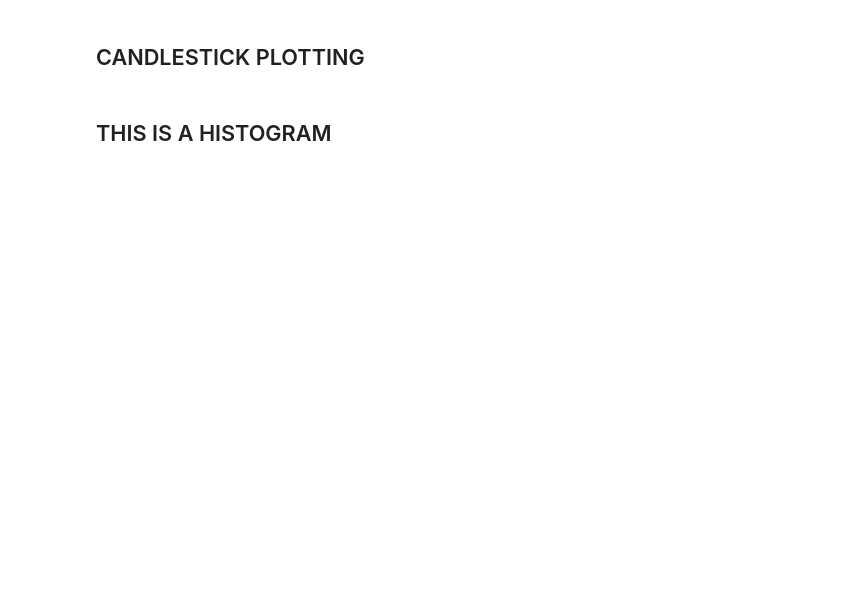
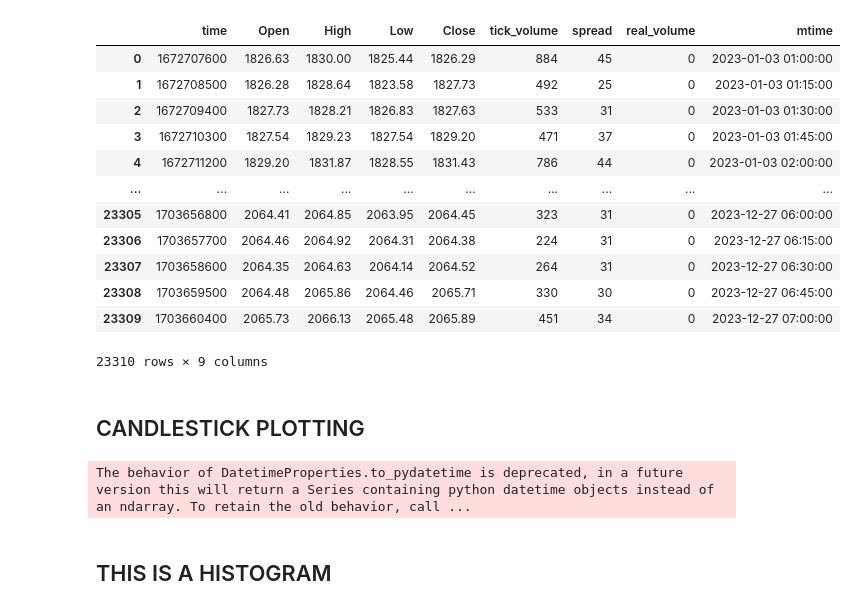
Before and after one commit to DanGatobu/python-practice, a Jupyter notebook: visual.ipynb, the cells around one changed output. Saved outputs shown, nothing was run; the diff lists cells and outputs as text; code cells hidden in the pictures; blank space fills up the shorter version.

```diff
--- a/visual.ipynb
+++ b/visual.ipynb
@@ -12,15 +14,47 @@ import datetime
+# %%
+def fget_data(currency):
+    mt5.initialize()
+    ohlc_data = pd.DataFrame(mt5.copy_rates_range(currency, mt5.TIMEFRAME_M15, datetime.datetime(2023, 1, 1), datetime.datetime.now()))
+    ohlc_data.rename(columns={'open': 'Open', 'high': 'High', 'low': 'Low', 'close': 'Close'}, inplace=True)
+    ohlc_data.dropna(inplace=True)
+
+    return ohlc_data
+# %%
+
+nowd=fget_data('GOLD')
+nowd['mtime']=pd.to_datetime(nowd['time'],unit='s')
+nowd = nowd[nowd['mtime'].dt.date != pd.to_datetime('2015-01-02').date()]
+nowd.reset_index(drop=True, inplace=True)
+using_data=nowd
 # %%
 copy1=using_data
-copy1['time'] = pd.to_datetime(copy1['time'], unit='s')
+# copy1['timee'] = pd.to_datetime(copy1['time'], unit='s')
+copy1
+# %% [output]
+|  | time | Open | High | Low | Close | tick_volume | spread | real_volume | mtime |
+| 0 | 1672707600 | 1826.63 | 1830.00 | 1825.44 | 1826.29 | 884 | 45 | 0 | 2023-01-03 01:00:00 |
+| 1 | 1672708500 | 1826.28 | 1828.64 | 1823.58 | 1827.73 | 492 | 25 | 0 | 2023-01-03 01:15:00 |
+| 2 | 1672709400 | 1827.73 | 1828.21 | 1826.83 | 1827.63 | 533 | 31 | 0 | 2023-01-03 01:30:00 |
+| 3 | 1672710300 | 1827.54 | 1829.23 | 1827.54 | 1829.20 | 471 | 37 | 0 | 2023-01-03 01:45:00 |
+| 4 | 1672711200 | 1829.20 | 1831.87 | 1828.55 | 1831.43 | 786 | 44 | 0 | 2023-01-03 02:00:00 |
+| ... | ... | ... | ... | ... | ... | ... | ... | ... | ... |
+| 23305 | 1703656800 | 2064.41 | 2064.85 | 2063.95 | 2064.45 | 323 | 31 | 0 | 2023-12-27 06:00:00 |
+| 23306 | 1703657700 | 2064.46 | 2064.92 | 2064.31 | 2064.38 | 224 | 31 | 0 | 2023-12-27 06:15:00 |
+| 23307 | 1703658600 | 2064.35 | 2064.63 | 2064.14 | 2064.52 | 264 | 31 | 0 | 2023-12-27 06:30:00 |
+| 23308 | 1703659500 | 2064.48 | 2065.86 | 2064.46 | 2065.71 | 330 | 30 | 0 | 2023-12-27 06:45:00 |
+| 23309 | 1703660400 | 2065.73 | 2066.13 | 2065.48 | 2065.89 | 451 | 34 | 0 | 2023-12-27 07:00:00 |
+23310 rows × 9 columns
 # %% [markdown]
 ## CANDLESTICK PLOTTING
 # %%
-start_index = 120
-end_index = 145
+# target_opendate = 1673538300
+# target_opendate = using_data[using_data['time'] == target_opendate].index
+start_index = 518#target_opendate[0]
+end_index = start_index + 10
 selected_df = copy1.iloc[start_index:end_index+1]
 
 # Create a candlestick trace
-candlestick_trace = go.Candlestick(x=selected_df.time,
+candlestick_trace = go.Candlestick(x=selected_df.mtime,
                                    open=selected_df['Open'],
                                    high=selected_df['High'],
                                    low=selected_df['Low'],
@@ -37,6 +71,8 @@ fig = go.Figure(data=[candlestick_trace], layout=layout)
 
 # Show the plot
 fig.show()
+# %% [output]
+The behavior of DatetimeProperties.to_pydatetime is deprecated, in a future version this will return a Series containing python datetime objects instead of an ndarray. To retain the old behavior, call ...
 # %% [markdown]
 ## THIS IS A HISTOGRAM
 # %%
```
Also changed, not shown: parts of 1 cell of this notebook, 6 other files.
